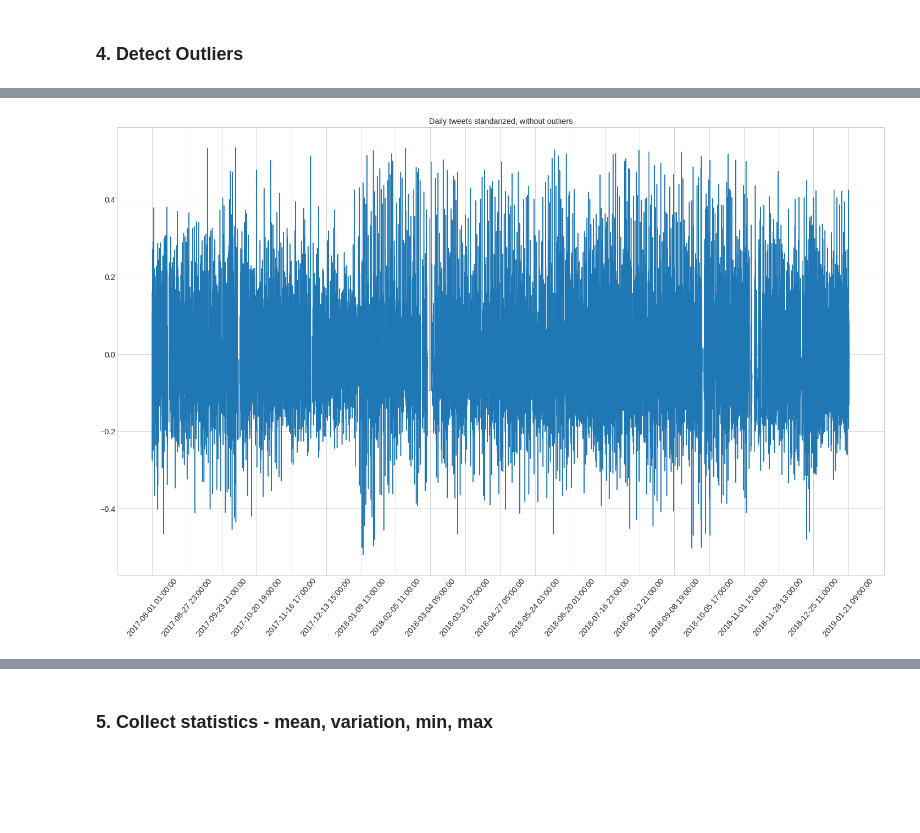
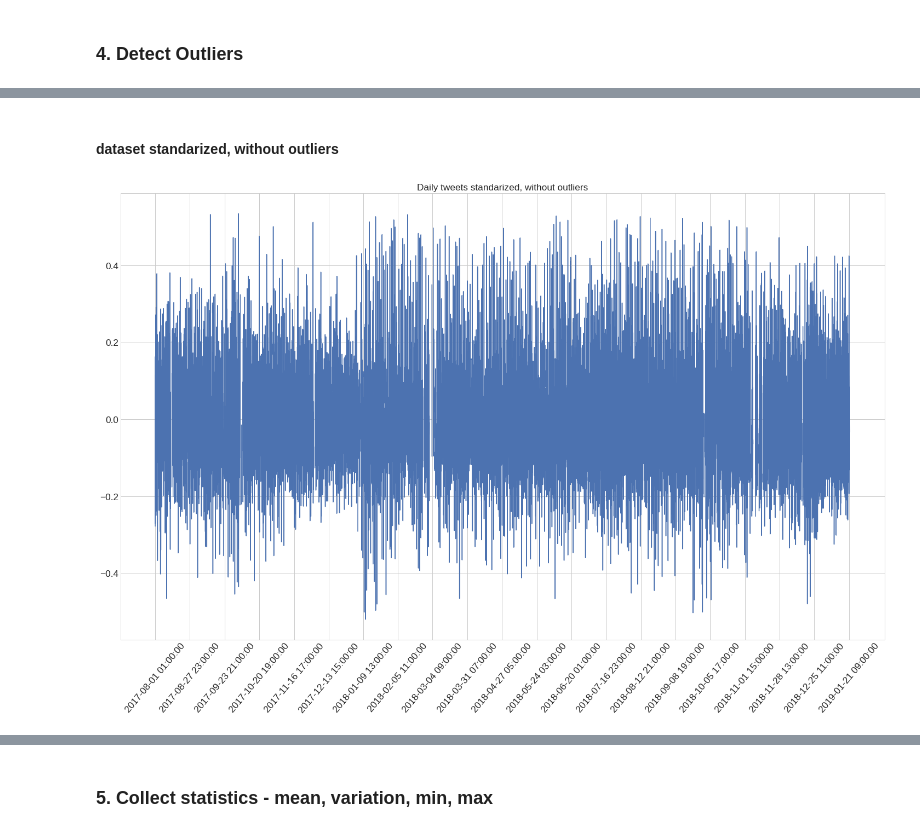
Before and after one commit to szanuje/ml, a Jupyter notebook: lab4/lab4.ipynb, the cells around one changed output, grey strips where cells are left out. Drawn from its saved outputs; the diff is of its cells as text; code cells hidden in the pictures; blank space fills up the shorter version.

```diff
--- a/lab4/lab4.ipynb
+++ b/lab4/lab4.ipynb
@@ -9,6 +10,9 @@ import string
 import statistics as stat
 from matplotlib import pyplot as plt
 from sklearn.preprocessing import MinMaxScaler
+import seaborn as sns
+
+sns.set(style='whitegrid')
 
 plt.style.use('seaborn-whitegrid')
 
@@ -87,14 +98,0 @@ def detect_outlier(data_1):
-# %%
-dates = df['Date'].copy()
-prices = df['High'].copy()
-price_log_diff = np.log(df['High']).diff() # Y n = Y n - Y n-1
-
-daily_prices_outliers_indexes = detect_outlier(price_log_diff)
-
-for i in sorted(daily_prices_outliers_indexes, reverse=True):
-    del dates[i]
-    del prices[i]
-plt.scatter(dates, prices, color='green', )
-plt.scatter(daily_prices_outliers_indexes, [df['High'][i] for i in daily_prices_outliers_indexes], color='red')
-plt.xticks(df['Date'][1:-1:step], rotation=50)
-plt.show()
@@ -102,0 +99,5 @@ plt.show()
+# %%
+def standarize_data(column):
+    new_data = column.copy()
+    log_diff = np.log(column).diff() # Y n = Y n - Y n-1
+    return log_diff
@@ -103,16 +178,11 @@ plt.show()
+# %% [markdown]
+#### dataset standarized, without outliers
 # %%
-tweets_log_diff = np.log(df['Total Volume of Tweets']).diff() # Y n = Y n - Y n-1
-outliers = detect_outlier(tweets_log_diff)
-
-diff_df = df['Date'].copy()
-for i in sorted(outliers, reverse=True):
-    del diff_df[i]
-    del tweets_log_diff[i]
-
-plt.plot(diff_df, tweets_log_diff)
+date, tweets = get_without_outliers_standarized(df['Date'], df['Total Volume of Tweets'])
+plt.plot(date, tweets)
 plt.title('Daily tweets standarized, without outliers')
 plt.xticks(df['Date'][1:-1:step], rotation=50)
 plt.show()
 # %% [output]
-[figure, old version]
+[figure, new version]
 # %%
```
Also changed, not shown: parts of 30 cells of this notebook.
